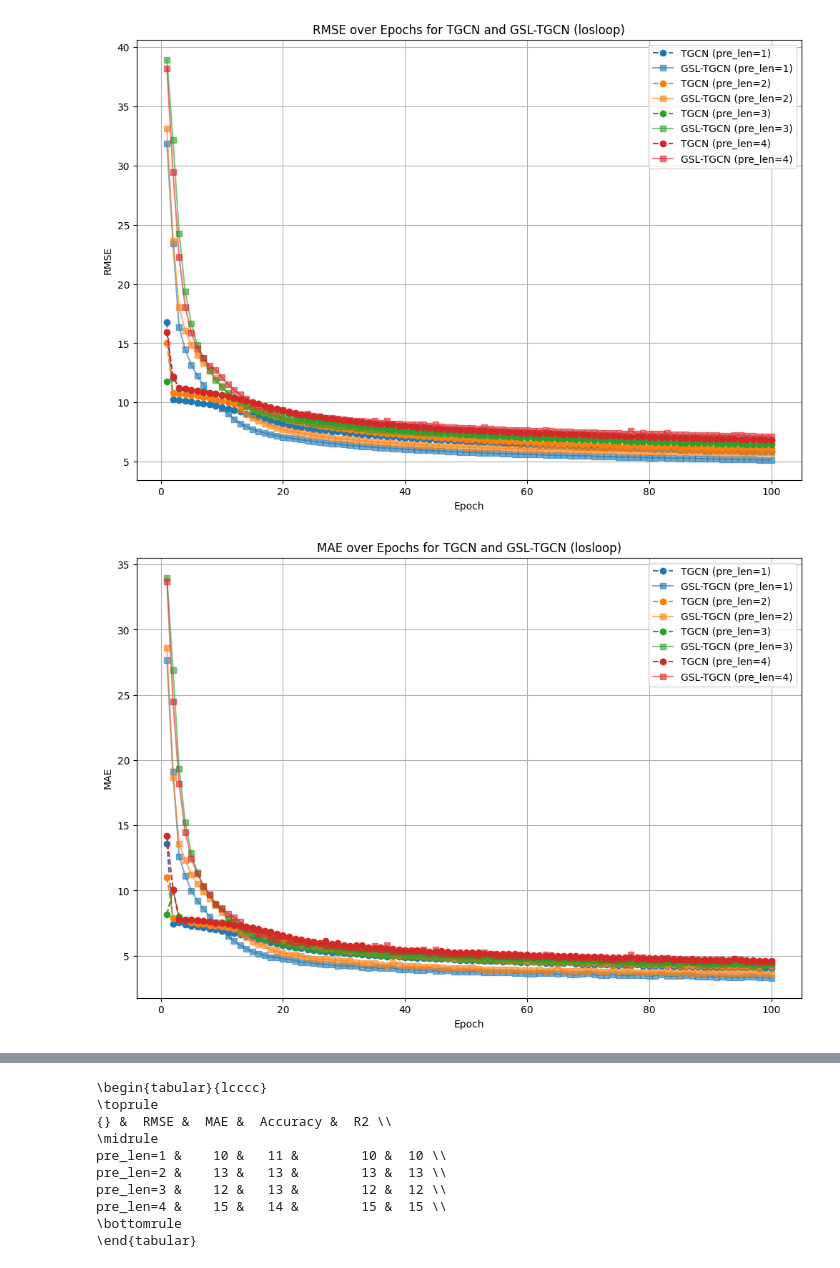
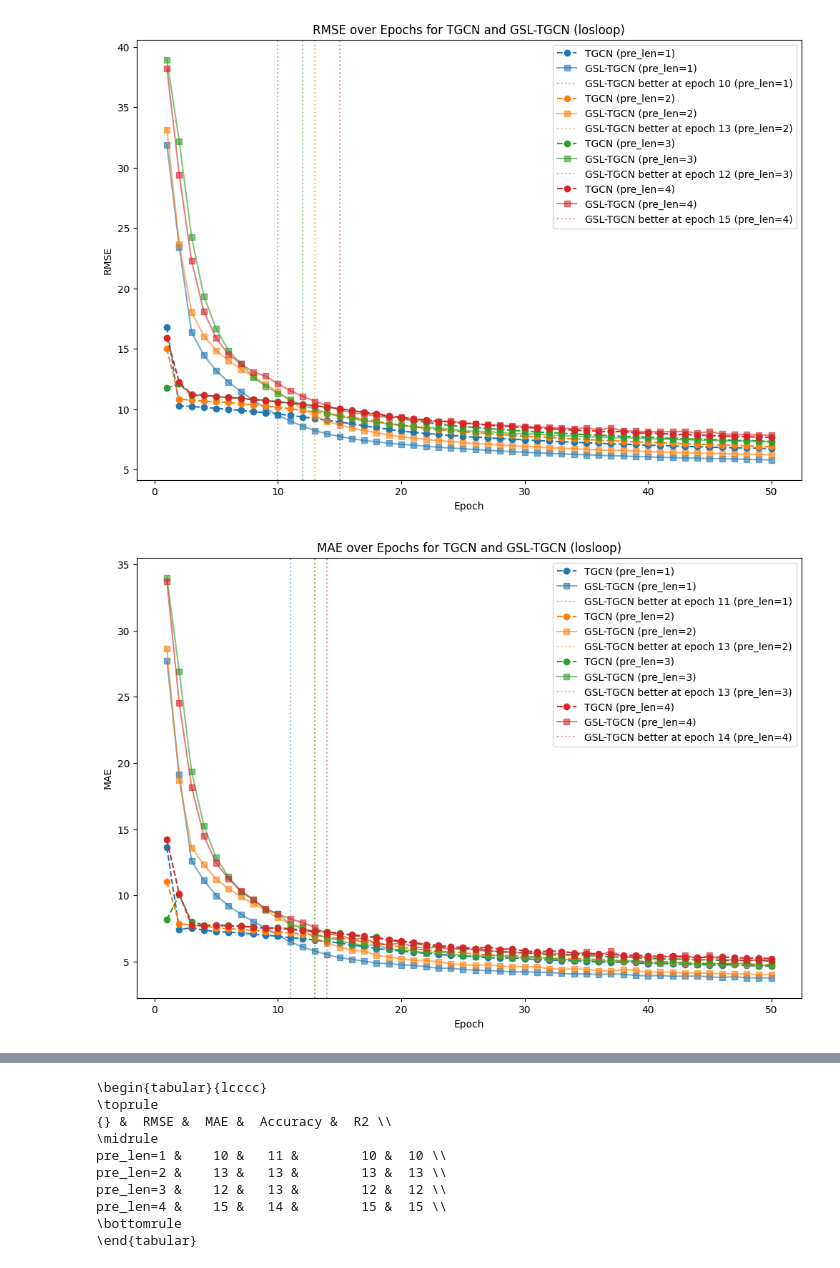
Before and after one commit to mamintoosi-papers-codes/TGCN-PyTorch, a Jupyter notebook: main.ipynb, the cells around one changed output, grey strips where cells are left out. Cells and saved outputs as stored; diff of their text form; code cells hidden in the pictures.

```diff
--- a/main.ipynb
+++ b/main.ipynb
@@ -6,7 +8,12 @@
 # %%
 %%time
-pred_list = [1, 2, 3, 4]
-for pre_len in pred_list:
-    %run main.py --config configs/tgcn-los-pre_len{pre_len}.yaml --log_path train-tgcn-los-pre_len{pre_len}.log
-    %run main.py --config configs/tgcn-los-gsl-pre_len{pre_len}.yaml --log_path train-tgcn-los-gsl-pre_len{pre_len}.log
+
+datasets = ['los', 'sz'] # los=losloop, sz=shenzhen
+pred_list = [1, 2]#, 3, 4]
+
+for  dataset in datasets:
+    for pre_len in pred_list:
+        %run main.py --config configs/tgcn-{dataset}-pre_len{pre_len}.yaml
+        %run main.py --config configs/tgcn-{dataset}-gsl-pre_len{pre_len}.yaml
+        %run main.py --config configs/tgcn-{dataset}-gsl-adj-pre_len{pre_len}.yaml
 # %% [output]
@@ -33,12 +140,10 @@ Wall time: 12min 59s
 import pandas as pd
 import matplotlib.pyplot as plt
 
-# Define the prediction lengths to loop through
+# Define the prediction lengths and measures
 pred_list = [1, 2, 3, 4]
-
-# Define the measures to plot
 measures = ["RMSE", "MAE", "Accuracy", "R2"]
-
+# last_epoch_to_show = 50
 # Define a color palette for each pre_len
 colors = plt.cm.tab10.colors  # Using a predefined color palette (10 distinct colors)
 
@@ -50,33 +155,60 @@ for measure in measures:
     # Loop through each pre_len in pred_list
     for i, pre_len in enumerate(pred_list):
         # Generate the file paths dynamically based on pre_len
         metrics_file_gsl_false = f"results/metrics_losloop_TGCN_seq12_pre{pre_len}_gslFalse.csv"
         metrics_file_gsl_true = f"results/metrics_losloop_TGCN_seq12_pre{pre_len}_gslTrue.csv"
 
         # Load the metrics CSV files
         metrics_df_gsl_false = pd.read_csv(metrics_file_gsl_false)
         metrics_df_gsl_true = pd.read_csv(metrics_file_gsl_true)
 
+        # Remove the rows after last_epoch_to_show
+        metrics_df_gsl_true = metrics_df_gsl_true.iloc[:last_epoch_to_show]
+        metrics_df_gsl_false = metrics_df_gsl_false.iloc[:last_epoch_to_show]
+
         # Use the same base color for both methods, but with different intensity
         base_color = colors[i % len(colors)]  # Cycle through the color palette
         color_false = base_color  # Full intensity for GSL-false
         color_true = (*base_color[:3], 0.6)  # Reduced intensity (alpha = 0.6) for GSL-true
 
         # Plot the current measure for the current pre_len
         # Use dashed line for GSL-false (TGCN)
         plt.plot(metrics_df_gsl_false["Epoch"], metrics_df_gsl_false[measure], linestyle='--', marker='o', color=color_false, label=f"TGCN (pre_len={pre_len})")
         # Use solid line for GSL-true (GSL-TGCN)
         plt.plot(metrics_df_gsl_true["Epoch"], metrics_df_gsl_true[measure], linestyle='-', marker='s', color=color_true, label=f"GSL-TGCN (pre_len={pre_len})")
 
+        # Find the first epoch where GSL-true is better than GSL-false
+        better_epoch = None
+        for epoch in range(len(metrics_df_gsl_false)):
+            tgcn_value = metrics_df_gsl_false.loc[epoch, measure]
+            gsl_tgcn_value = metrics_df_gsl_true.loc[epoch, measure]
+
+            # Check if GSL-true is better than TGCN
+            if measure in ["RMSE", "MAE"]:
+                if gsl_tgcn_value < tgcn_value:  # Lower is better
+                    better_epoch = epoch + 1  # Epochs are 1-indexed
+                    break
+            else:
+                if gsl_tgcn_value > tgcn_value:  # Higher is better
+                    better_epoch = epoch + 1
+                    break
+
+        # Highlight the first epoch where GSL-true is better
+        if better_epoch is not None : #and better_epoch <= 30:
+            plt.axvline(x=better_epoch, color=color_true, linestyle=':', alpha=0.5, label=f"GSL-TGCN better at epoch {better_epoch} (pre_len={pre_len})")
+
     # Add labels, title, legend, and grid
     plt.xlabel("Epoch")
     plt.ylabel(measure)
     plt.title(f"{measure} over Epochs for TGCN and GSL-TGCN (losloop)")
     plt.legend()
-    plt.grid(True)
+    # plt.grid(True)
+
+    # Limit the x-axis to the first 30 epochs
+    # plt.xlim(0, 30)
 
     # Show the plot for the current measure
     plt.show()
 # %% [output]
-[figure, old version]
+[figure, new version]
-[figure, old version]
+[figure, new version]
```
Also changed, not shown: parts of 10 cells of this notebook, 50 other files.
